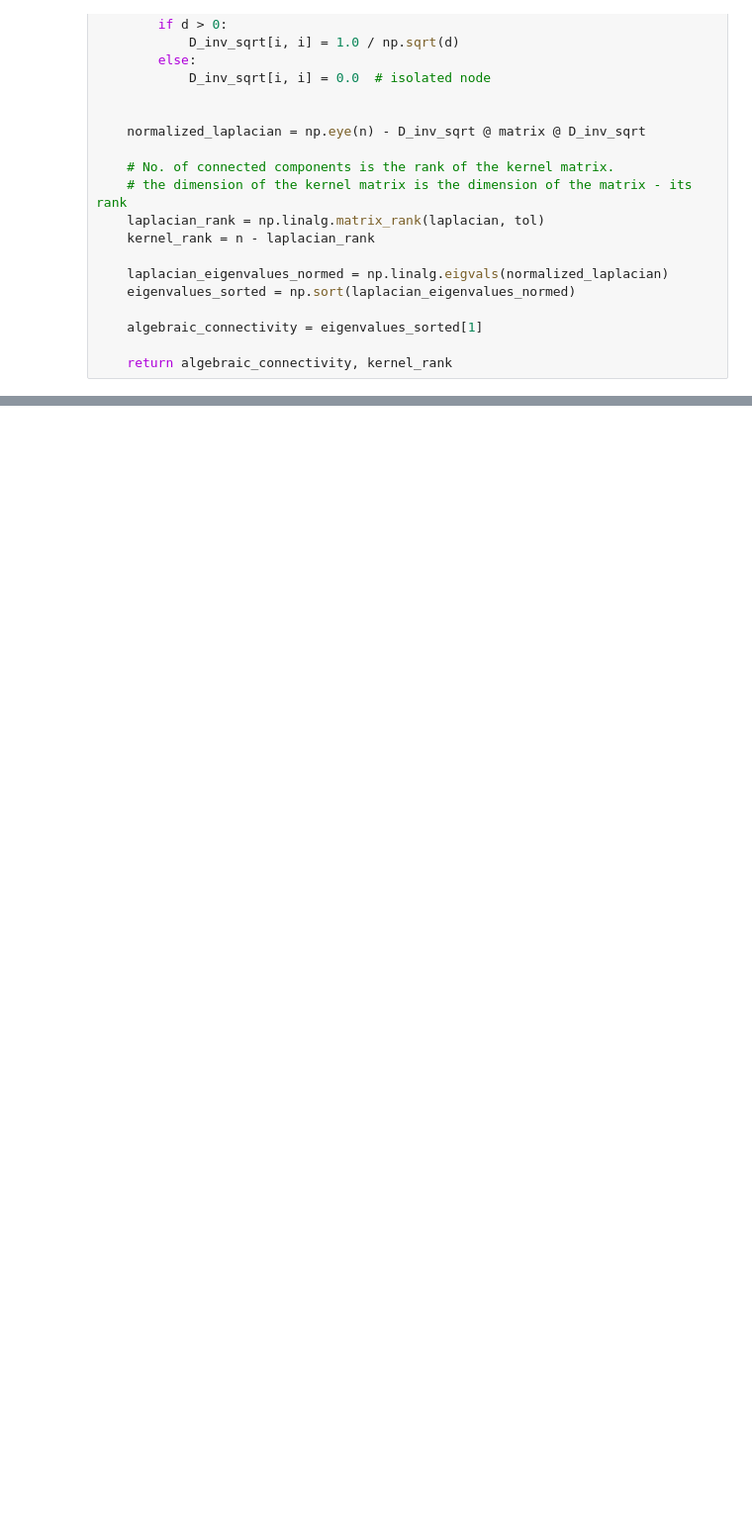
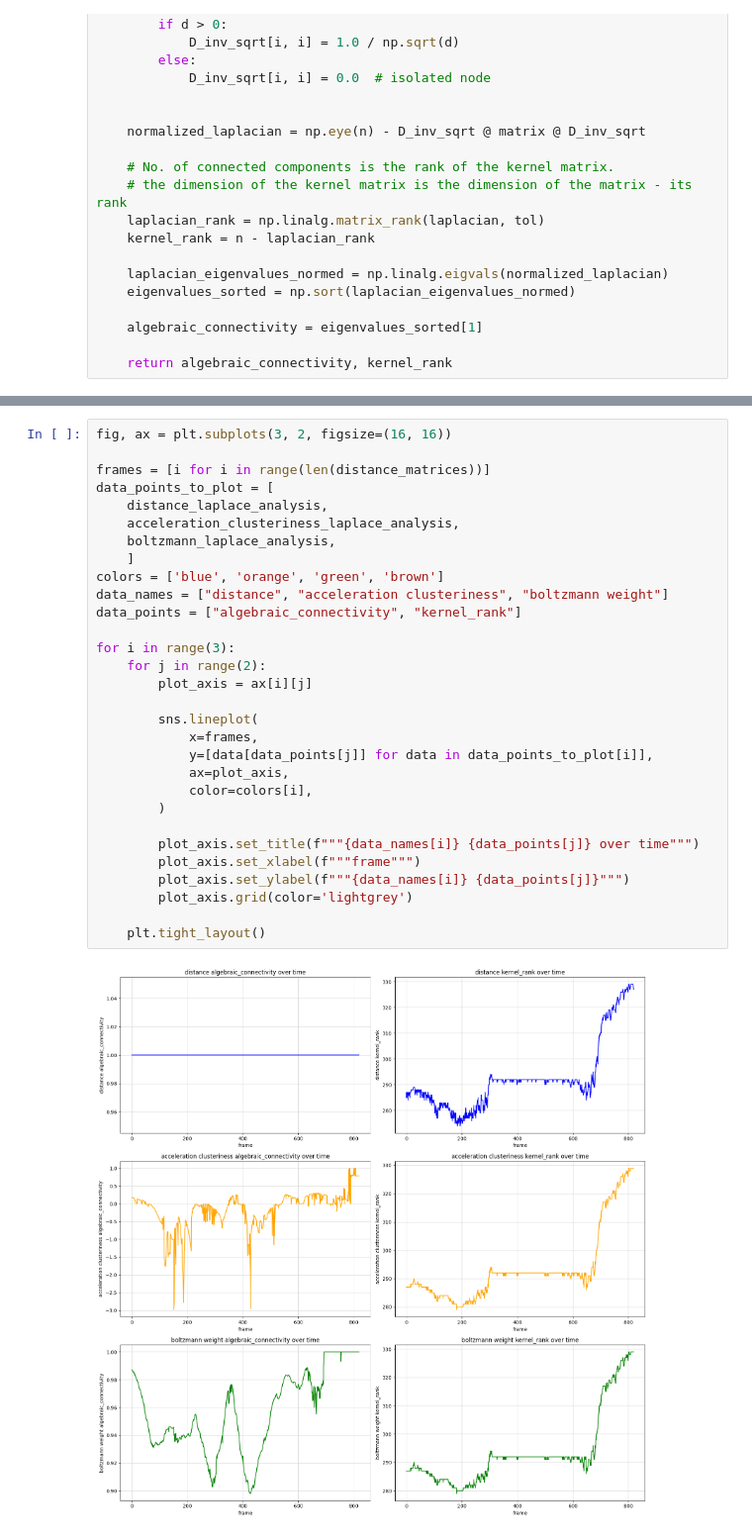
Before and after one commit to louisvonleitner/geese-orderedness, a Jupyter notebook: data_acquisition/matrix_data_science.ipynb, the cells around one changed output, grey strips where cells are left out. Shown at 99% size. Drawn from its saved outputs; the diff is of its cells as text; blank space fills up the shorter version.

```diff
--- a/data_acquisition/matrix_data_science.ipynb
+++ b/data_acquisition/matrix_data_science.ipynb
@@ -158,0 +162,32 @@ for i in range(4):
+# %%
+fig, ax = plt.subplots(3, 2, figsize=(16, 16))
+
+frames = [i for i in range(len(distance_matrices))]
+data_points_to_plot = [
+    distance_laplace_analysis,
+    acceleration_clusteriness_laplace_analysis,
+    boltzmann_laplace_analysis,
+    ]
+colors = ['blue', 'orange', 'green', 'brown']
+data_names = ["distance", "acceleration clusteriness", "boltzmann weight"]
+data_points = ["algebraic_connectivity", "kernel_rank"]
+
+for i in range(3):
+    for j in range(2):
+        plot_axis = ax[i][j]
+
+        sns.lineplot(
+            x=frames,
+            y=[data[data_points[j]] for data in data_points_to_plot[i]],
+            ax=plot_axis,
+            color=colors[i],
+        )
+
+        plot_axis.set_title(f"""{data_names[i]} {data_points[j]} over time""")
+        plot_axis.set_xlabel(f"""frame""")
+        plot_axis.set_ylabel(f"""{data_names[i]} {data_points[j]}""")
+        plot_axis.grid(color='lightgrey')
+
+    plt.tight_layout()
+# %% [output]
+[figure, added]
```
Also changed, not shown: parts of 4 cells of this notebook, 21 other files.
